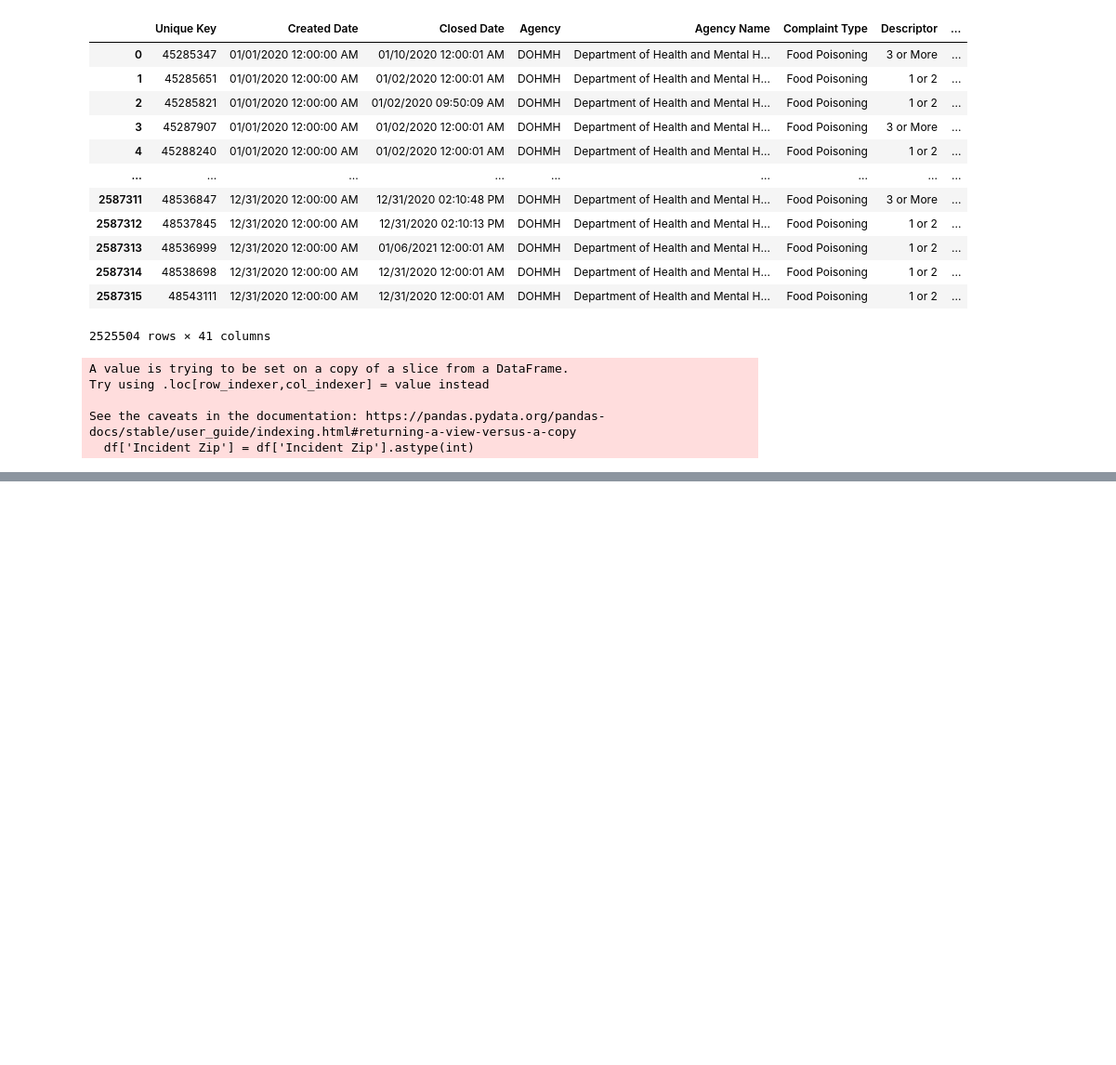
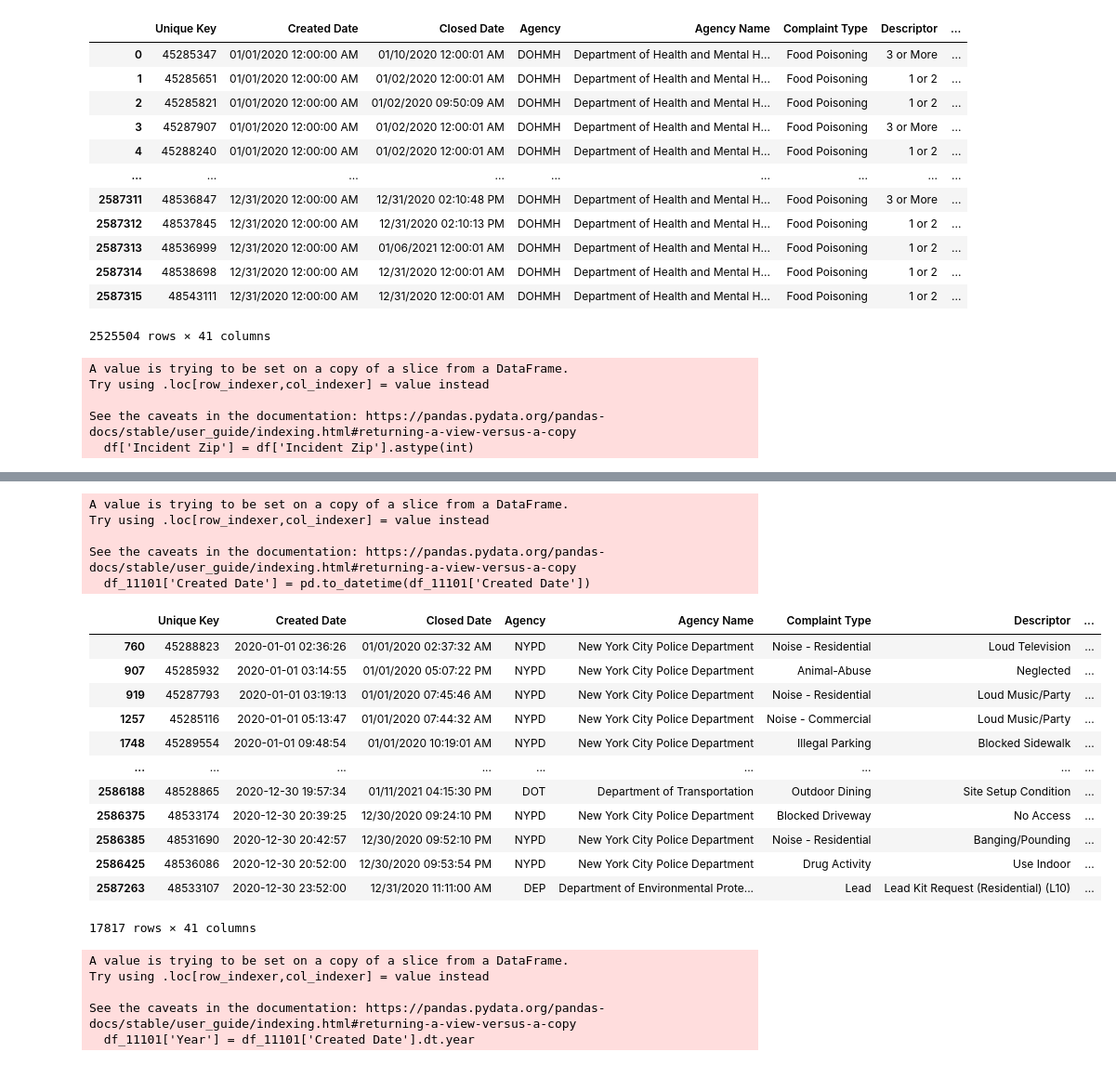
Before and after one commit to yx2628/TFA_2021_spring_project_team13, a Jupyter notebook: Top10.ipynb, the cells around one changed output, grey strips where cells are left out. Shown at 93% size. Cells and saved outputs as stored; diff of their text form; code cells hidden in the pictures; blank space fills up the shorter version.

```diff
--- a/Top10.ipynb
+++ b/Top10.ipynb
@@ -50,0 +70,32 @@ See the caveats in the documentation: https://pandas.pydata.org/pandas-docs/stab
+# %%
+#Convert the column into datetime
+df_11101['Created Date'] = pd.to_datetime(df_11101['Created Date'])
+df_11101
+# %% [output]
+A value is trying to be set on a copy of a slice from a DataFrame.
+Try using .loc[row_indexer,col_indexer] = value instead
+
+See the caveats in the documentation: https://pandas.pydata.org/pandas-docs/stable/user_guide/indexing.html#returning-a-view-versus-a-copy
+  df_11101['Created Date'] = pd.to_datetime(df_11101['Created Date'])
+|  | Unique Key | Created Date | Closed Date | Agency | Agency Name | Complaint Type | Descriptor | ... |
+| 760 | 45288823 | 2020-01-01 02:36:26 | 01/01/2020 02:37:32 AM | NYPD | New York City Police Department | Noise - Residential | Loud Television | ... |
+| 907 | 45285932 | 2020-01-01 03:14:55 | 01/01/2020 05:07:22 PM | NYPD | New York City Police Department | Animal-Abuse | Neglected | ... |
+| 919 | 45287793 | 2020-01-01 03:19:13 | 01/01/2020 07:45:46 AM | NYPD | New York City Police Department | Noise - Residential | Loud Music/Party | ... |
+| 1257 | 45285116 | 2020-01-01 05:13:47 | 01/01/2020 07:44:32 AM | NYPD | New York City Police Department | Noise - Commercial | Loud Music/Party | ... |
+| 1748 | 45289554 | 2020-01-01 09:48:54 | 01/01/2020 10:19:01 AM | NYPD | New York City Police Department | Illegal Parking | Blocked Sidewalk | ... |
+| ... | ... | ... | ... | ... | ... | ... | ... | ... |
+| 2586188 | 48528865 | 2020-12-30 19:57:34 | 01/11/2021 04:15:30 PM | DOT | Department of Transportation | Outdoor Dining | Site Setup Condition | ... |
+| 2586375 | 48533174 | 2020-12-30 20:39:25 | 12/30/2020 09:24:10 PM | NYPD | New York City Police Department | Blocked Driveway | No Access | ... |
+| 2586385 | 48531690 | 2020-12-30 20:42:57 | 12/30/2020 09:52:10 PM | NYPD | New York City Police Department | Noise - Residential | Banging/Pounding | ... |
+| 2586425 | 48536086 | 2020-12-30 20:52:00 | 12/30/2020 09:53:54 PM | NYPD | New York City Police Department | Drug Activity | Use Indoor | ... |
+| 2587263 | 48533107 | 2020-12-30 23:52:00 | 12/31/2020 11:11:00 AM | DEP | Department of Environmental Prote... | Lead | Lead Kit Request (Residential) (L10) | ... |
+17817 rows × 41 columns
+# %%
+#Extract the year from the date
+df_11101['Year'] = df_11101['Created Date'].dt.year
+# %% [output]
+A value is trying to be set on a copy of a slice from a DataFrame.
+Try using .loc[row_indexer,col_indexer] = value instead
+
+See the caveats in the documentation: https://pandas.pydata.org/pandas-docs/stable/user_guide/indexing.html#returning-a-view-versus-a-copy
+  df_11101['Year'] = df_11101['Created Date'].dt.year
```
Also changed, not shown: parts of 2 cells of this notebook.
